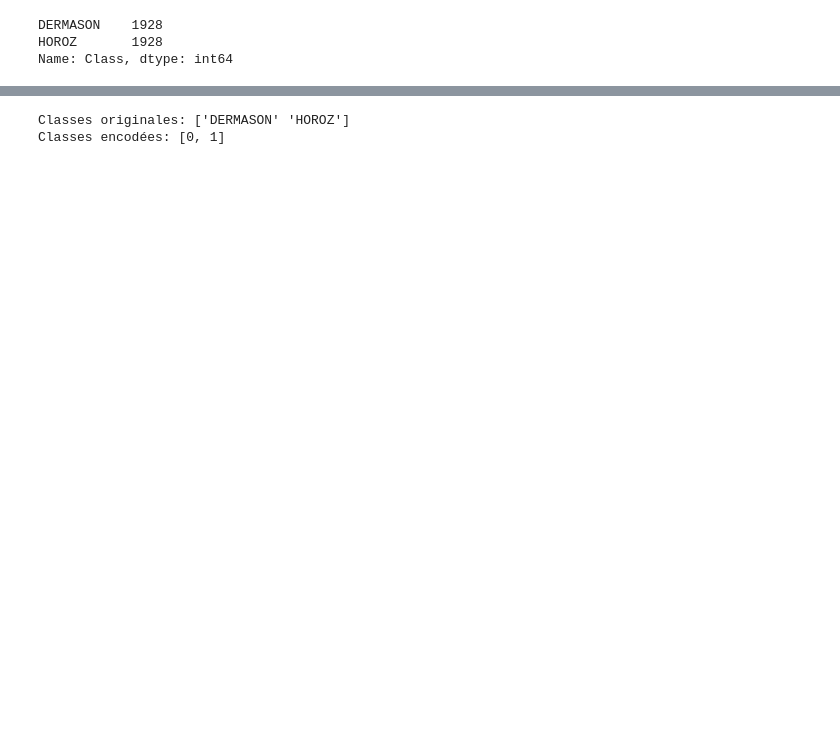
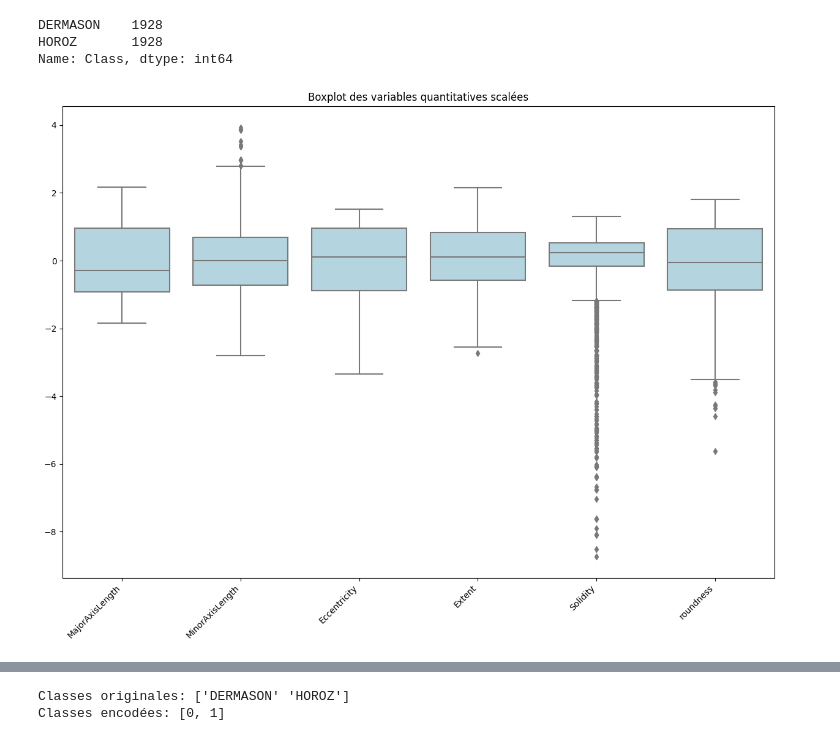
Before and after one commit to mariekrh/SVM, a Jupyter notebook: Projet/Dry_bean.ipynb, the cells around one changed output, grey strips where cells are left out. Saved outputs shown, nothing was run; the diff lists cells and outputs as text; code cells hidden in the pictures; blank space fills up the shorter version.

```diff
--- a/Projet/Dry_bean.ipynb
+++ b/Projet/Dry_bean.ipynb
@@ -558,3 +589,19 @@ df_balanced['Class'].value_counts()
 DERMASON    1928
 HOROZ       1928
 Name: Class, dtype: int64
+# %%
+#Standardisation des données
+features_quanti=df_balanced.select_dtypes(exclude=["category"])
+scaler = StandardScaler()
+data_scaled = pd.DataFrame(scaler.fit_transform(features_quanti), columns=features_quanti.columns)
+
+# Créer un boxplot pour toutes les variables numériques
+plt.figure(figsize=(15, 10))
+sns.boxplot(data=data_scaled, color='lightblue')
+plt.title('Boxplot des variables quantitatives scalées')
+
+plt.xticks(rotation=45, ha="right")
+# Afficher le graphique
+plt.show()
+# %% [output]
+[figure, added]
```
Also changed, not shown: parts of 31 cells of this notebook.
